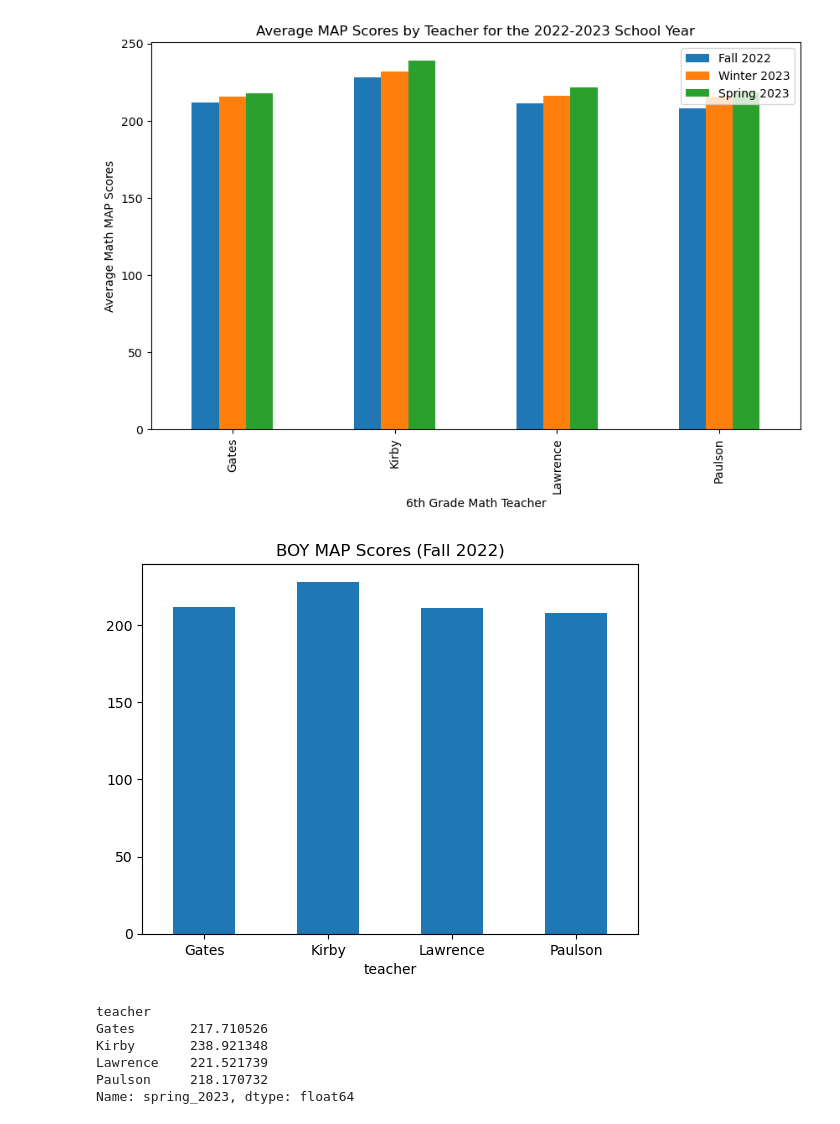
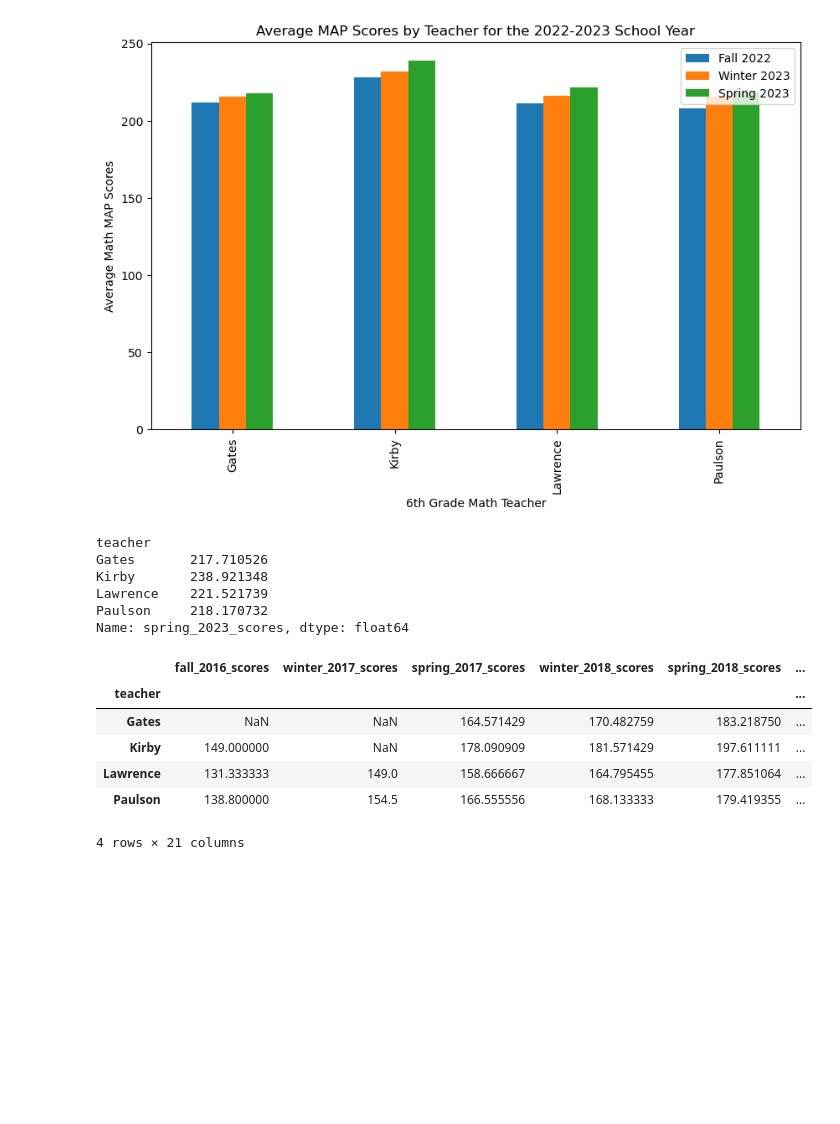
Before and after one commit to ashley-ley/map-data-analysis, a Jupyter notebook: al-map_analysis.ipynb, the cells around one changed output. Saved outputs shown, nothing was run; the diff lists cells and outputs as text; code cells hidden in the pictures; blank space fills up the shorter version.

```diff
--- a/al-map_analysis.ipynb
+++ b/al-map_analysis.ipynb
@@ -153,12 +115,8 @@ plt.legend(["Fall 2022", "Winter 2023", "Spring 2023"])
 plt.show()
 # %% [output]
 [figure]
-# %%
-ax = fall_2022_avg_by_teacher.plot.bar(y='Score', rot=0, title='BOY MAP Scores (Fall 2022)')
-# %% [output]
-[figure, removed]
 # %%
-spring_2023_avg_by_teacher = map_df.groupby(["teacher"])["spring_2023"].mean()
+spring_2023_avg_by_teacher = map_df.groupby(["teacher"])["spring_2023_scores"].mean()
 spring_2023_avg_by_teacher.head()
 # %% [output]
 teacher
@@ -166,4 +124,38 @@ Gates       217.710526
 Kirby       238.921348
 Lawrence    221.521739
 Paulson     218.170732
-Name: spring_2023, dtype: float64
+Name: spring_2023_scores, dtype: float64
+# %%
+avg_scores = map_df.groupby(["teacher"])["fall_2016_scores",
+                                        "winter_2017_scores",
+                                        "spring_2017_scores",
+                                        "winter_2018_scores",
+                                        "spring_2018_scores",
+                                        "winter_2019_scores",
+                                        "spring_2019_scores",
+                                        "fall_2019_scores",
+                                        "winter_2020_scores",
+                                        "spring_2020_scores",
+                                        "fall_2020_scores",
+                                        "winter_2021_scores",
+                                        "spring_2021_scores",
+                                        "fall_2021_scores",
+                                        "winter_2022_scores",
+                                        "spring_2022_scores",
+                                        "fall_2022_scores",
+                                        "winter_2023_scores",
+                                        "fall_2022_scores",
+                                        "winter_2023_scores",
+                                        "spring_2023_scores"].mean()
+avg_scores.head()
+
+avg_scores_df = pd.DataFrame(avg_scores)
+avg_scores_df.head()
+# %% [output]
+|  | fall_2016_scores | winter_2017_scores | spring_2017_scores | winter_2018_scores | spring_2018_scores | ... |
+| teacher |  |  |  |  |  | ... |
+| Gates | NaN | NaN | 164.571429 | 170.482759 | 183.218750 | ... |
+| Kirby | 149.000000 | NaN | 178.090909 | 181.571429 | 197.611111 | ... |
+| Lawrence | 131.333333 | 149.0 | 158.666667 | 164.795455 | 177.851064 | ... |
+| Paulson | 138.800000 | 154.5 | 166.555556 | 168.133333 | 179.419355 | ... |
+4 rows × 21 columns
```
Also changed, not shown: parts of 4 cells of this notebook.
